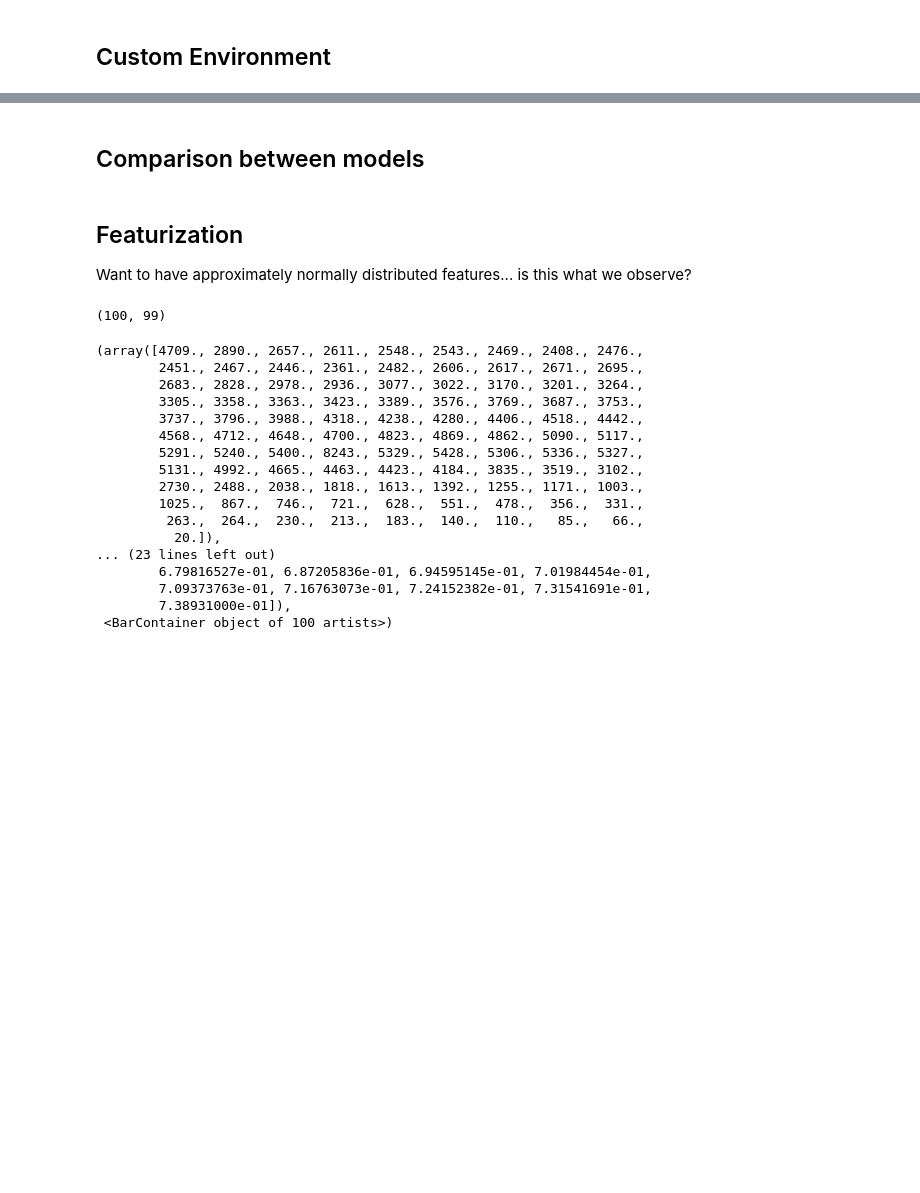
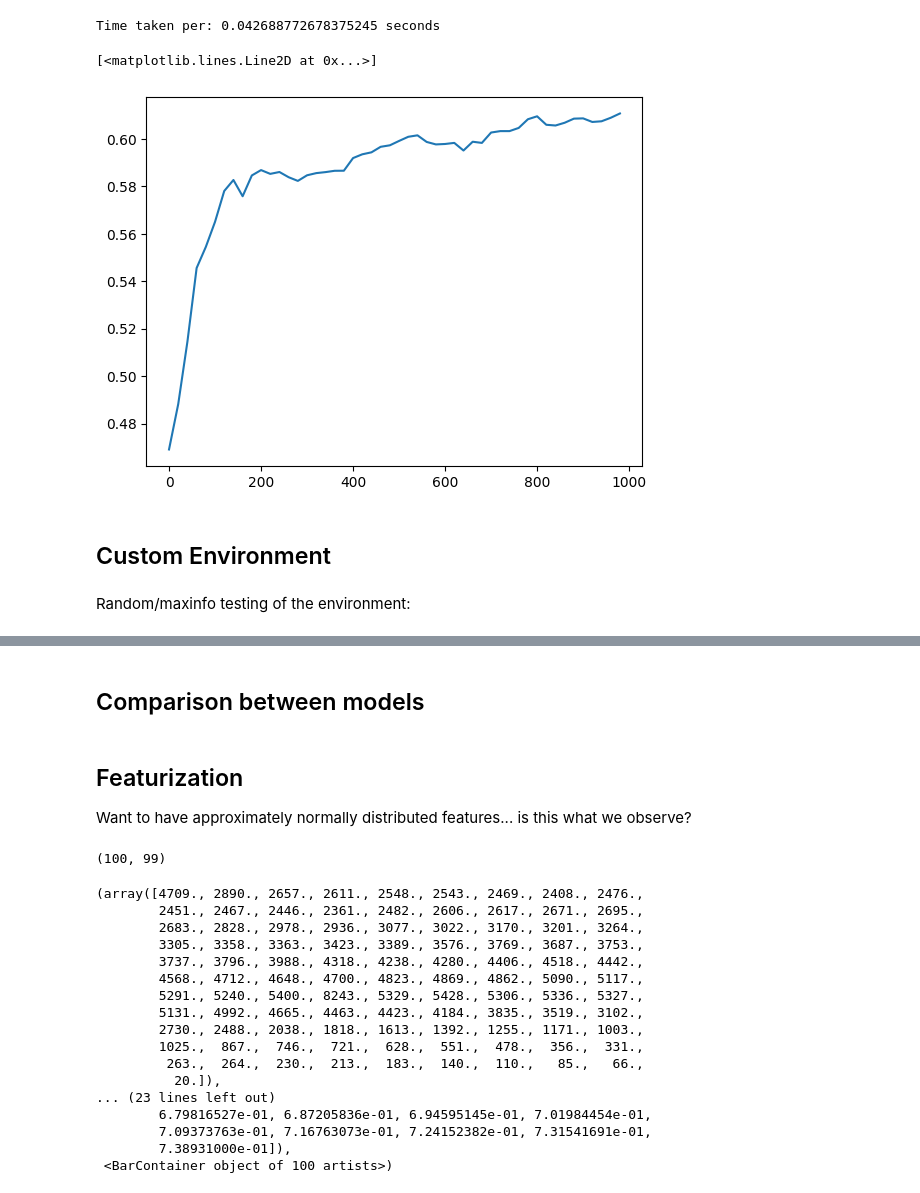
Before and after one commit to JackieLee23/adaptive_qst, a Jupyter notebook: notebooks/rl_qst.ipynb, the cells around one changed output, grey strips where cells are left out. Drawn from its saved outputs; the diff is of its cells as text; code cells hidden in the pictures; blank space fills up the shorter version.

```diff
--- a/notebooks/rl_qst.ipynb
+++ b/notebooks/rl_qst.ipynb
@@ -27,3 +77,53 @@ from numpy.linalg import cholesky
+# %%
+def get_avg_infidelity(hidden_state, posterior):
+    fids = map(lambda x: state_fidelity(hidden_state.hidden_state, x), posterior.particle_states)
+    return 1 - np.sum(np.array(list(fids)) * posterior.particle_weights)
+
+n_tests = 100
+start = time.time()
+
+hidden_state = HiddenState()
+posterior = Posterior(n_particles = 30)
+for _ in range(n_tests):
+    get_avg_infidelity(hidden_state, posterior)
+
+print(f"Time taken per: {(time.time() - start) / n_tests} seconds")
+# %% [output]
+Time taken per: 0.042688772678375245 seconds
+# %%
+n_measurements = 1000
+n_envs = 64
+measure_freq = 20
+
+rewards = np.zeros((n_envs, n_measurements // measure_freq))
+
+import time
+start = time.time()
+for i in range(n_envs):
+    print(f"env {i}")
+    posterior = Posterior(n_particles = 30)
+    hidden_state = HiddenState(DensityMatrix(random_statevector(2)).data)
+
+    for j in range(n_measurements):
+
+        config = pi * np.random.rand(2,)
+
+        result = hidden_state.measure_along_axis(config)
+        posterior.update(config, result)
+
+        if j % measure_freq == 0:
+            rewards[i, j // measure_freq] = -log(get_avg_infidelity(hidden_state, posterior)) / log(j + c)
+
+print(f"Time taken per: {(time.time() - start) / n_envs} seconds")
+# %%
+##See how different combinations of n_envs affect the resulting reward
+n_envs = 64
+avgs = np.mean(rewards[np.random.permutation(64)][:n_envs], axis = 0)
+
+plt.plot(np.arange(0, n_measurements, measure_freq), avgs)
+# %% [output]
+[<matplotlib.lines.Line2D at 0x...>]
+[figure, added]
 # %% [markdown]
 ## Custom Environment
 # %%
@@ -100,3 +218,5 @@ class AQSTEnv(gym.Env):
 # %%
 env = AQSTEnv()
 check_env(env, warn=True)
+# %% [markdown]
+Random/maxinfo testing of the environment:
```
Also changed, not shown: parts of 19 cells of this notebook, 5 other files.
